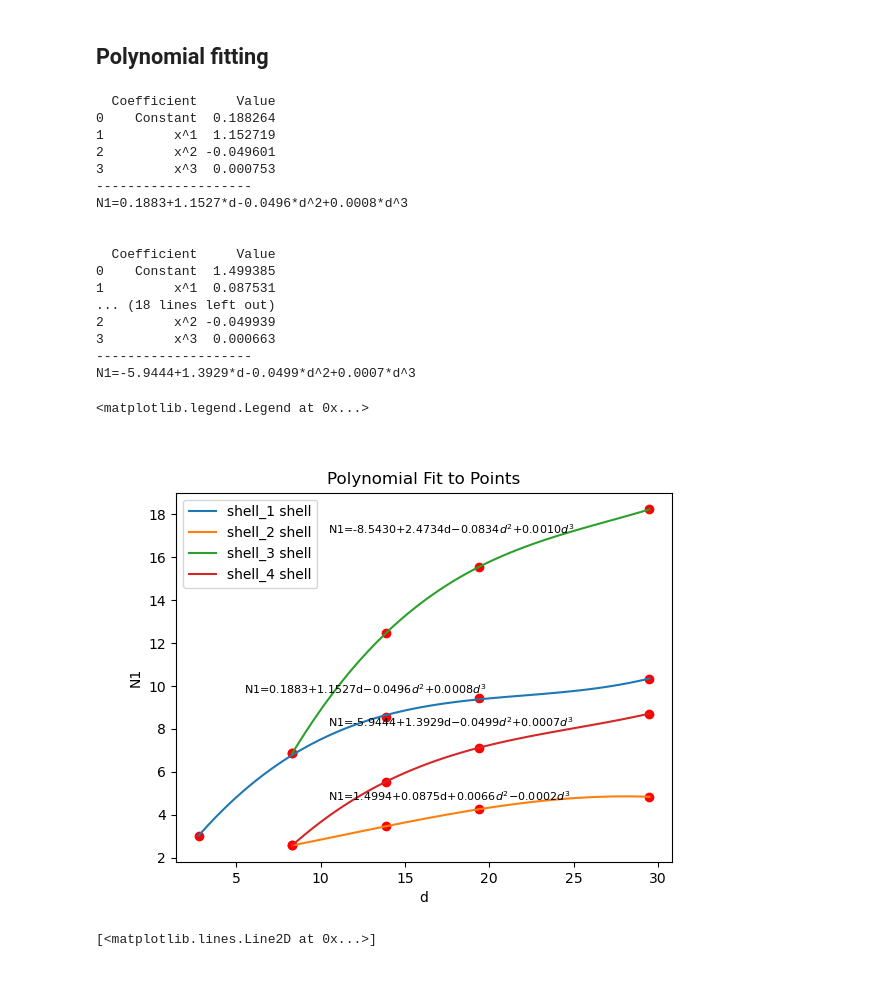
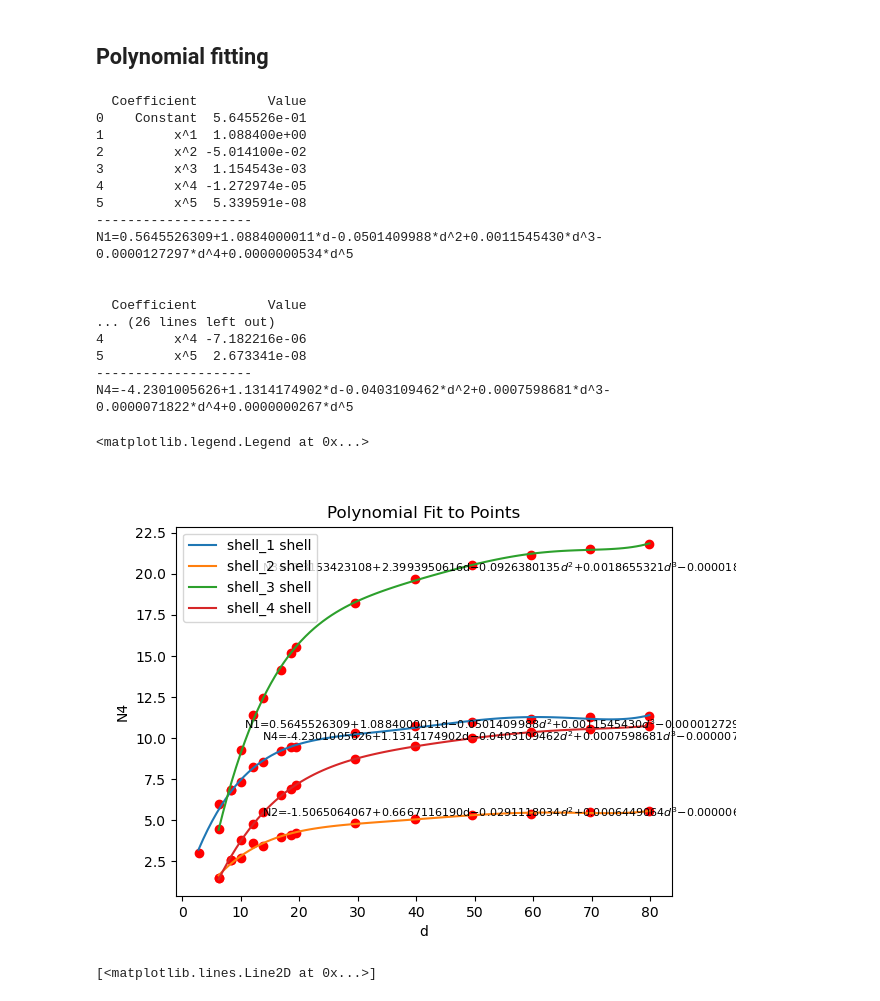
Before and after one commit to Cathyhjj/neighbor, a Jupyter notebook: 20240806_simple_example.ipynb, the cells around one changed output. Cells and saved outputs as stored; diff of their text form; code cells hidden in the pictures.

```diff
--- a/20240806_simple_example.ipynb
+++ b/20240806_simple_example.ipynb
@@ -126,8 +213,8 @@ bondlengths_all = {}
 num_atoms_all = {}
 sizes_all = {}
 
-sizes = np.hstack([np.arange(5, 20, 2), np.arange(20, 60, 10)])
-sizes = np.hstack([np.arange(5, 20, 5), np.arange(20, 40, 10)])
+sizes = np.hstack([np.arange(5, 20, 2), np.arange(20, 90, 10)])
+# sizes = np.hstack([np.arange(5, 20, 5), np.arange(20, 40, 10)])
 
 for i in sizes:
     expanded_cluster = cif_cluster.expand_to_sphere(target_diameter=i, self_apply=False)
@@ -182,36 +282,38 @@ Processed size: 29.489013509888732 A with 4 shells
 # %%
 from neighbor_core import fit_polynomial
 import matplotlib.pyplot as plt
+
+degree = 5
 
 plt.figure()
 for i in range(1, 5):
     shell = f'shell_{i}'
     polynomial = fit_polynomial(np.array(sizes_all[shell]),
                                 np.array(CNs_all[shell]),
-                                degree=3, new_figure=False, xlabel="d", ylabel="N1")
+                                degree=degree, new_figure=False, xlabel="d", ylabel=f"N{i}", )
 
 legend_labels = sum([[ '_nolegend', f'{shell} shell'] for shell in CNs_all.keys()], [])
 plt.legend(legend_labels)
 # %% [output]
-  Coefficient     Value
-0    Constant  0.188264
-1         x^1  1.152719
-2         x^2 -0.049601
-3         x^3  0.000753
+  Coefficient         Value
+0    Constant  5.645526e-01
+1         x^1  1.088400e+00
+2         x^2 -5.014100e-02
+3         x^3  1.154543e-03
+4         x^4 -1.272974e-05
+5         x^5  5.339591e-08
 --------------------
-N1=0.1883+1.1527*d-0.0496*d^2+0.0008*d^3
+N1=0.5645526309+1.0884000011*d-0.0501409988*d^2+0.0011545430*d^3-0.0000127297*d^4+0.0000000534*d^5
 
 
-  Coefficient     Value
-0    Constant  1.499385
-1         x^1  0.087531
-... (18 lines left out)
-2         x^2 -0.049939
-3         x^3  0.000663
+  Coefficient         Value
+... (26 lines left out)
+4         x^4 -7.182216e-06
+5         x^5  2.673341e-08
 --------------------
-N1=-5.9444+1.3929*d-0.0499*d^2+0.0007*d^3
+N4=-4.2301005626+1.1314174902*d-0.0403109462*d^2+0.0007598681*d^3-0.0000071822*d^4+0.0000000267*d^5
 <matplotlib.legend.Legend at 0x...>
-[figure, old version]
+[figure, new version]
 # %%
 plt.figure()
 plt.plot(num_atoms_all[shell], sizes_all[shell])
```
Also changed, not shown: parts of 27 cells of this notebook.
